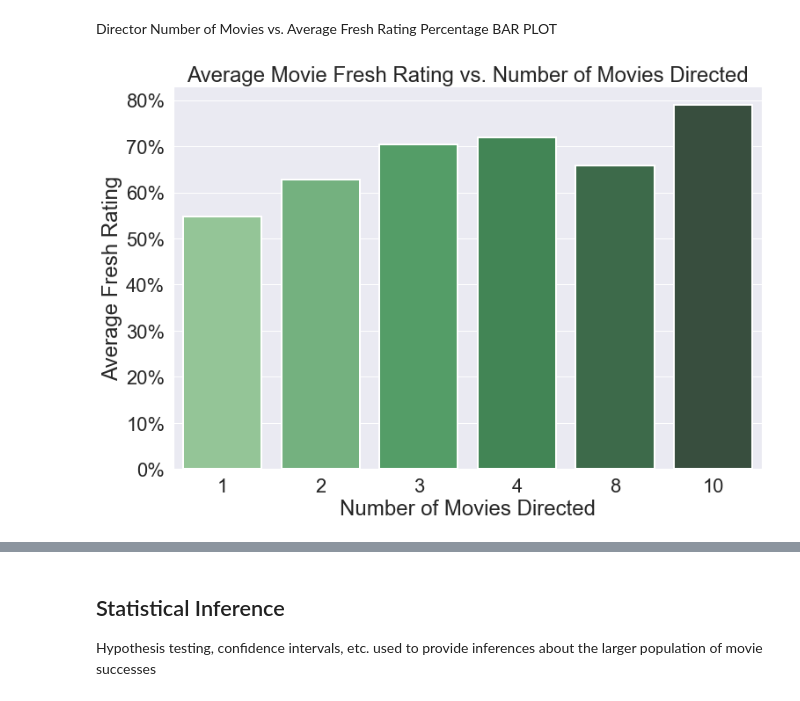
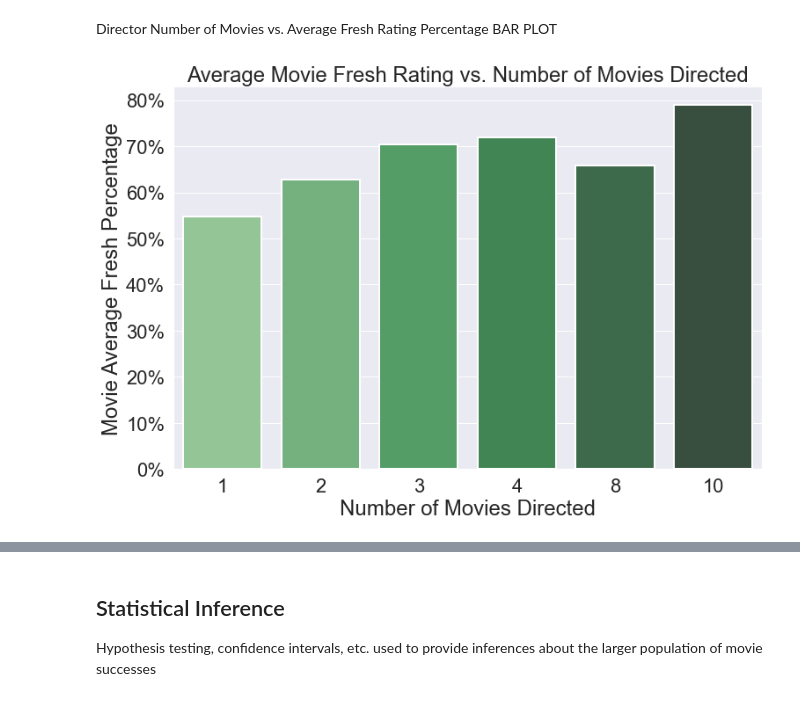
Before and after one commit to Brandon-Meyer0/git-dat-money, a Jupyter notebook: Capstone Group 1A.ipynb, the cells around one changed output, grey strips where cells are left out. Drawn from its saved outputs; the diff is of its cells as text; code cells hidden in the pictures.

Commit message:
cleaning graphs & new analysis

```diff
--- a/Capstone Group 1A.ipynb
+++ b/Capstone Group 1A.ipynb
@@ -888,27 +910,28 @@ BAR PLOT
 # %%
 #Increase / customize figure size
 plt.figure(figsize=(12,8))
 
 #Change theme color and increase font size
 sns.set_theme(style='darkgrid', font_scale=2)
 
 #Create a barplot
 ax = sns.barplot(data=dir_num_movies_compare,
                 x='num_movies',
                 y='avg_fresh_rtgs',
+                ci='sd',
                 linewidth=2,
                 palette="Greens_d")
 
 #Set the labels and title for graph
 ax.set(xlabel='Number of Movies Directed',
-       ylabel='Average Fresh Rating',
+       ylabel='Movie Average Fresh Percentage',
        title='Average Movie Fresh Rating vs. Number of Movies Directed')
 
 #Format y-axis ticks to be in percentage format instead of decimal
 yvalues = ['{:,.0f}'.format(x) + '%' for x in ax.get_yticks() * 100]
 ax.set_yticklabels(yvalues)
 
 #Only return plot to console
 plt.show()
 # %% [output]
-[figure, old version]
+[figure, new version]
```
Also changed, not shown: parts of 12 cells of this notebook.
